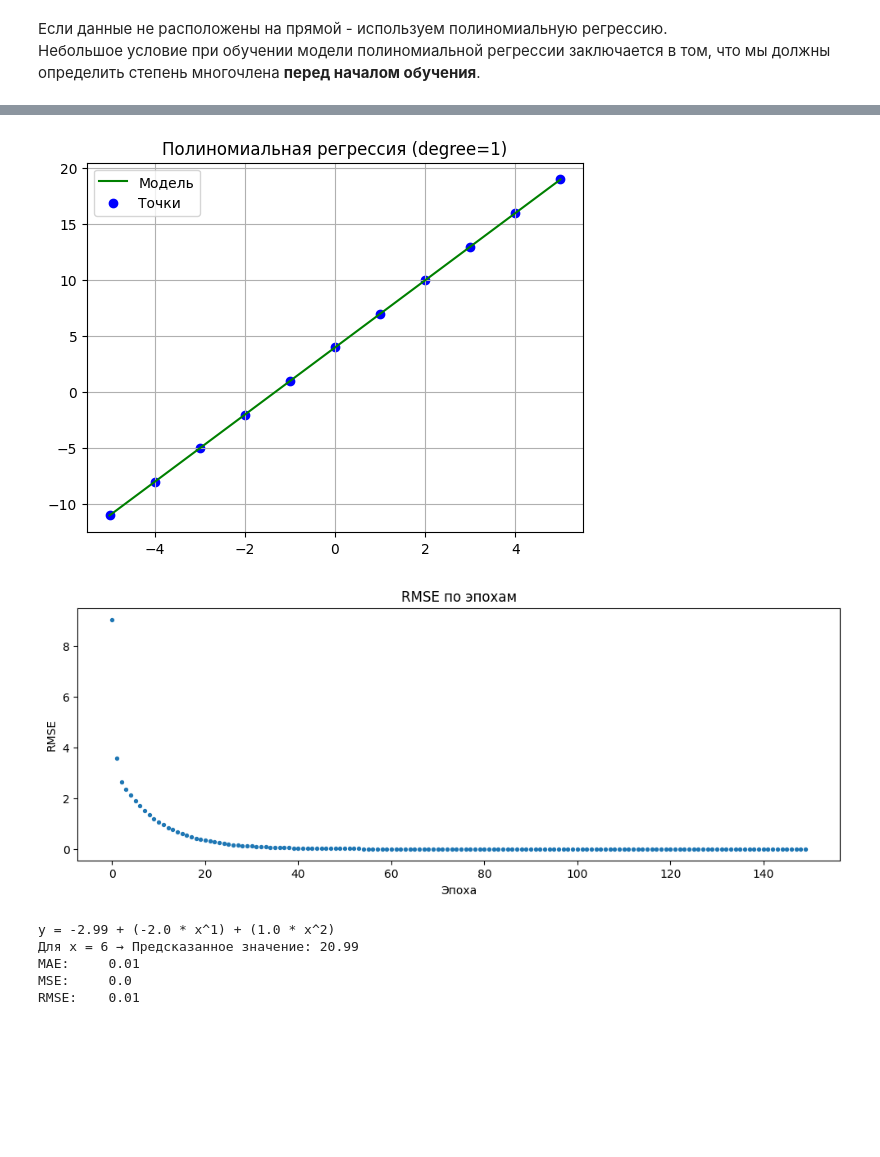
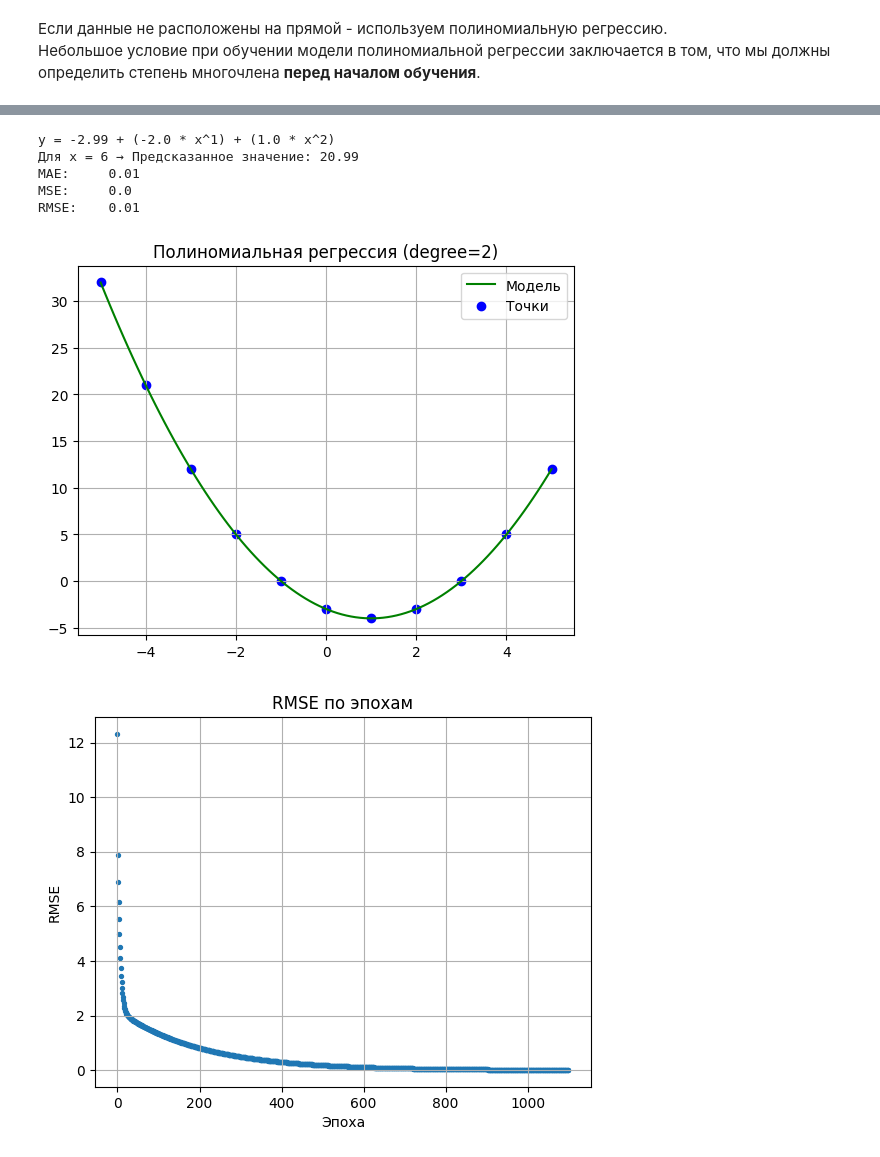
Before and after one commit to oNovalSliveDNo/grokking-machine-learning, a Jupyter notebook: experiments/03_linear_regression.ipynb, the cells around one changed output, grey strips where cells are left out. Drawn from its saved outputs; the diff is of its cells as text; code cells hidden in the pictures; blank space fills up the shorter version.

```diff
--- a/experiments/03_linear_regression.ipynb
+++ b/experiments/03_linear_regression.ipynb
@@ -562,47 +567,29 @@ RMSE:    0.0
-# %%
-x_line = np.linspace(min(features), max(features), 100)  # Плавная линия по x
-y_line = predict_polynomial(weights, x_line, degree)  # Вычисляем y по полиному
-
-plt.plot(x_line, y_line, label="Модель", color="green")  # Линия модели
-plt.scatter(features, labels, label="Точки", color="blue")  # Исходные точки
-plt.title(f"Полиномиальная регрессия (degree={degree})")
-plt.legend()
-plt.grid(True)
-plt.show()
-
-plt.figure(figsize=(12, 4))
-plt.scatter(range(len(errors_list)), errors_list, s=8)
-plt.title(f"{"rmse".upper()} по эпохам")
-plt.xlabel("Эпоха")
-plt.ylabel("rmse".upper())
-plt.show()
-# %% [output]
-[figure, removed]
-[figure, removed]
 # %%
 features = np.array([-5, -4, -3, -2, -1, 0, 1, 2, 3, 4, 5])
 labels = features**2 - 2 * features - 3
 
 degree = 2
 weights, errors_list = polynomial_regression(
     features, labels, degree=degree,
     learning_rate=0.001, epochs=1100,
     error='rmse', mode='batch'
 )
 
 print(format_polynomial_equation(weights))
 print(print_prediction_poly(weights, degree, 6))
 
 predictions = predict_polynomial(weights, features, degree)
 print("MAE:\t", round(mae(labels, predictions), 2))
 print("MSE:\t", round(mse(labels, predictions), 2))
 print("RMSE:\t", round(rmse(labels, predictions), 2))
 
-# plot_model_poly(weights, degree, features, labels)
-# plot_errors(errors_list, "rmse")
+plot_model_poly(weights, degree, features, labels)
+plot_errors(errors_list, "rmse")
 # %% [output]
 y = -2.99 + (-2.0 * x^1) + (1.0 * x^2)
 Для x = 6 → Предсказанное значение: 20.99
 MAE:     0.01
 MSE:     0.0
 RMSE:    0.01
+[figure, added]
+[figure, added]
```
Also changed, not shown: parts of 9 cells of this notebook, 1 other file.
